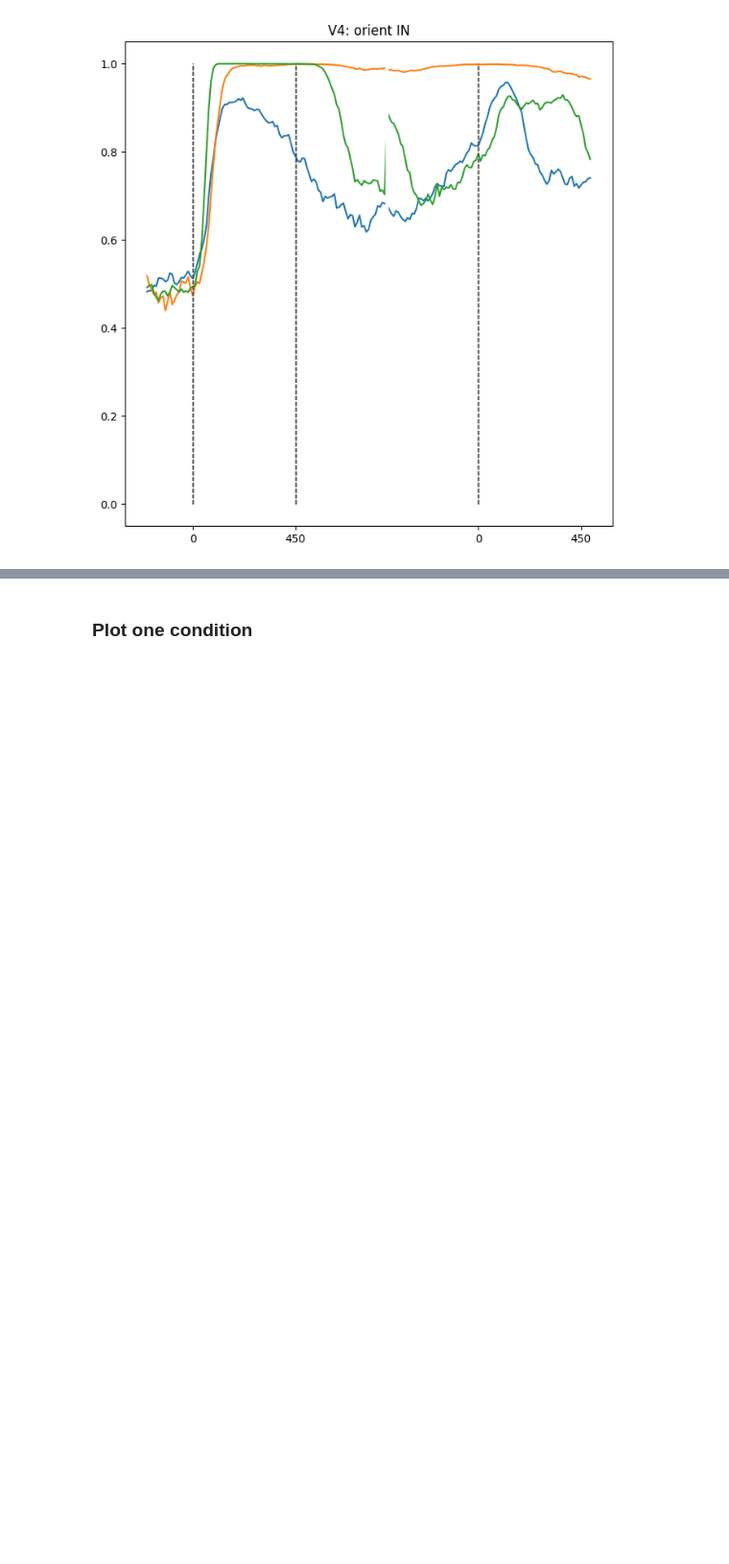
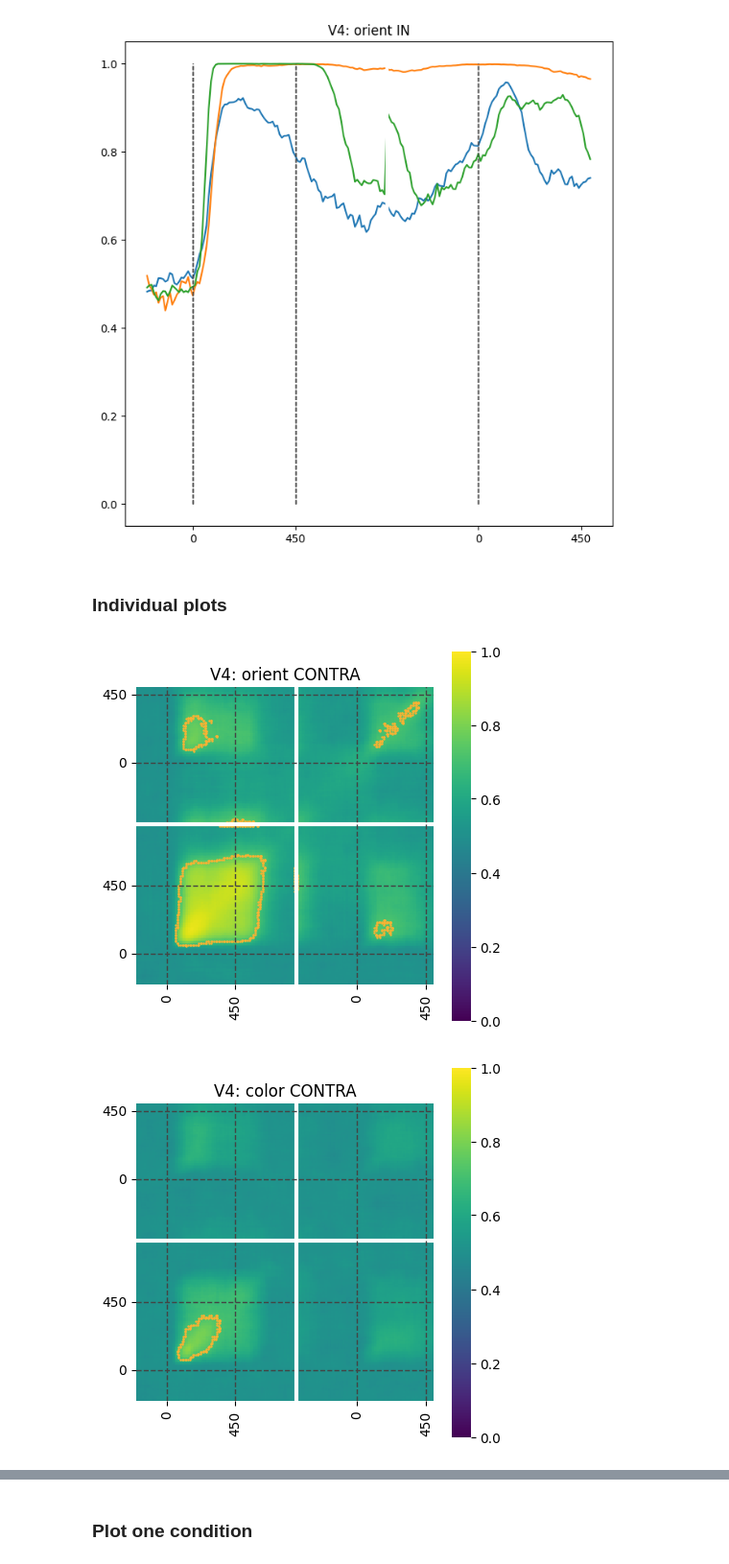
Before and after one commit to Ibos-lab/Users, a Jupyter notebook: losadac/decoder/prepare_data.ipynb, the cells around one changed output, grey strips where cells are left out. Shown at 96% size. Cells and saved outputs as stored; diff of their text form; code cells hidden in the pictures; blank space fills up the shorter version.

```diff
--- a/losadac/decoder/prepare_data.ipynb
+++ b/losadac/decoder/prepare_data.ipynb
@@ -353,3 +353,36 @@ if save:
     f.savefig(f'./{to_decode}.{im_format}',format=im_format,bbox_inches="tight")
 # %% [output]
 [figure]
+# %% [markdown]
+### Individual plots
+# %%
+rfpos='contra_rf'
+date = '2024_09_08_16_58_27'
+for area in ['v4']:
+    for to_decode in ['orient','color','sampleid','neutral']:
+        chance = 0.5
+        if to_decode=='sampleid':chance=0.25
+
+        res = Results.from_python_hdf5(f'//envau_cifs.intlocal.univ-amu.fr/work/invibe/USERS/IBOS/data/Riesling/TSCM/OpenEphys/decoding/contra_361cells/{date}/{rfpos}/{to_decode}/{area}/performance_decoder.h5')
+
+        f,ax=plt.subplots(figsize=(5,5))
+        ticks= [20,65,145,190]
+        label_ticks = ((np.array([20,65,20,65])-20)*10).astype(str)
+        xx,yy=define_contour_latencies(np.sum(res.perf>10,axis=0), thresh=950)
+        sns.heatmap(np.mean(res.perf,axis=0)/20,ax=ax,cmap='viridis',square=True,vmin=0,vmax=1)
+        ax.scatter(xx,yy,s=0.5,color = '#F9B233')
+        ax.axes.invert_yaxis()
+        ax.vlines([20,65],0,200,'#444444','--',linewidth=1)
+        ax.hlines([20,65],0,200,'#444444','--',linewidth=1)
+        ax.vlines([105],0,200,'white',linewidth=3)
+        ax.hlines([105],0,200,'white',linewidth=3)
+        ax.vlines([145,190],0,200,'#444444','--',linewidth=1)
+        ax.hlines([145,190],0,200,'#444444','--',linewidth=1)
+        ax.set_yticks(ticks)
+        ax.set_xticks(ticks)
+        ax.set_yticklabels(label_ticks)
+        ax.set_xticklabels(label_ticks)
+        ax.set_title(f'{area.upper()}: {to_decode} {rfpos.split("_")[0].upper()}')
+# %% [output]
+[figure, added]
+[figure, added]
```
Also changed, not shown: parts of 5 cells of this notebook, 1 other file.
